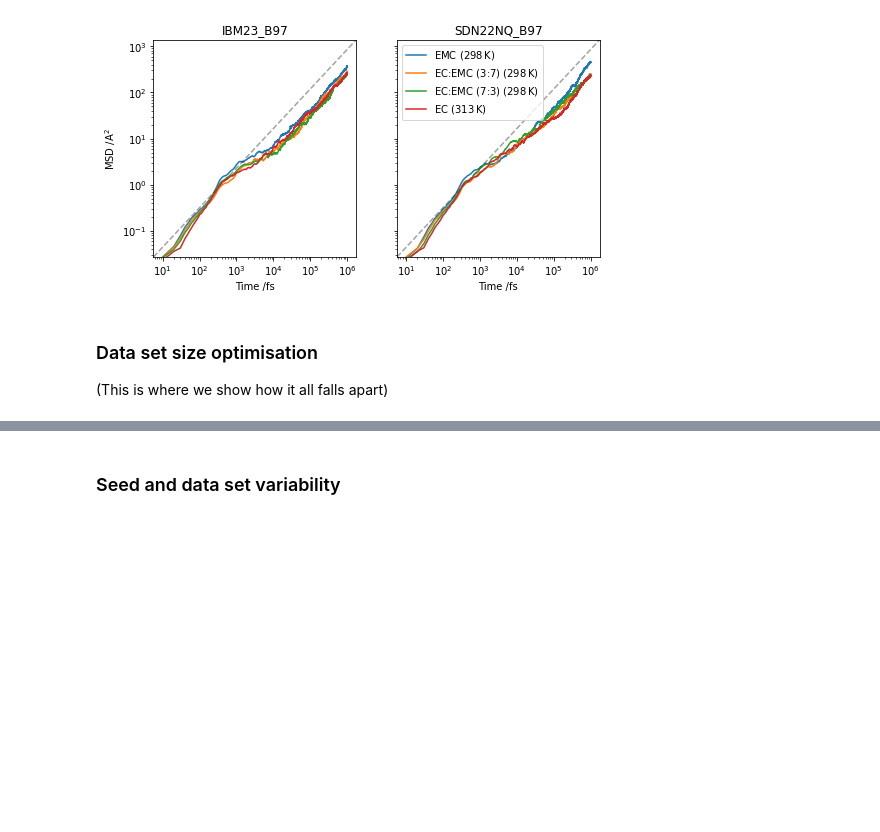
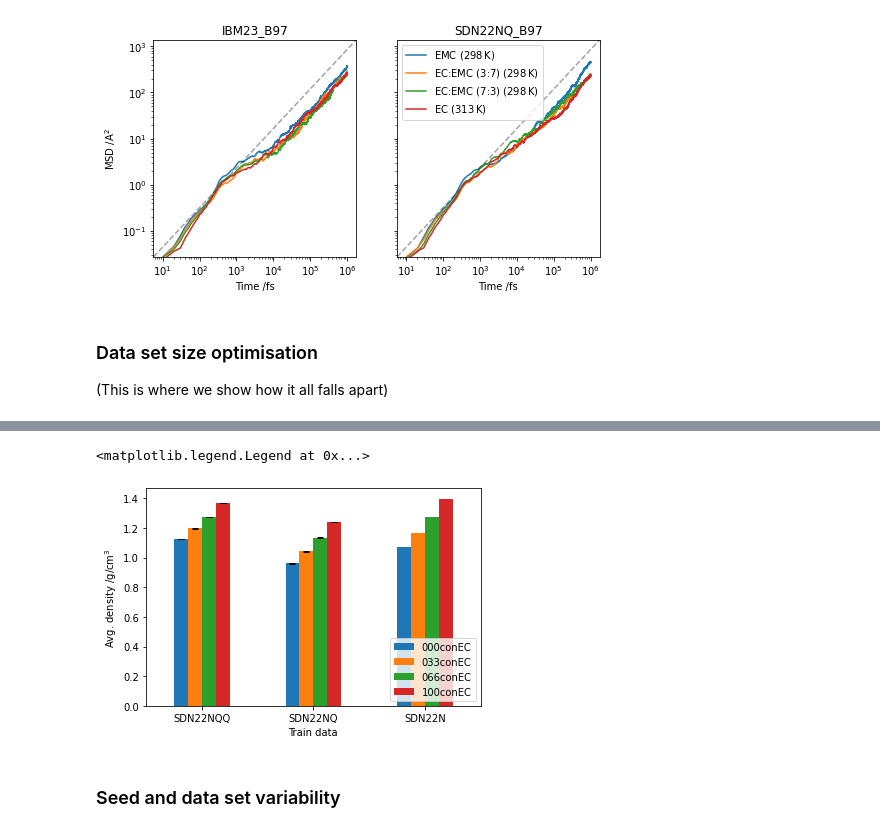
Before and after one commit to imagdau/EC-EMC_diffusion_DFT-MLIP-Data_comparison, a Jupyter notebook: for_paper.ipynb, the cells around one changed output, grey strips where cells are left out. Saved outputs shown, nothing was run; the diff lists cells and outputs as text; code cells hidden in the pictures; blank space fills up the shorter version.

Commit message:
Data set variability added

```diff
--- a/for_paper.ipynb
+++ b/for_paper.ipynb
@@ -261,3 +266,56 @@ df
+# %%
+def get_average_density(dataframe, col, value):
+	# Filter out the 'other' column (we either average sample or seed)
+	col_set = ['Seed', 'Sample']; col_set.remove(col)
+	filtered_dataframe = dataframe[dataframe[col_set[0]] == value]
+
+	# Get statistics
+	df_list = []
+	for comp, comp_df in filtered_dataframe.groupby('Composition'):
+		for train, train_df in comp_df.groupby('Train data'):
+			mean = train_df['Avg. density'].mean()
+			variance = train_df['Avg. density'].var()
+			agg_col = train_df.drop(col, axis=1)
+			agg_col['Avg. density'] = mean
+			agg_col['Var.'] = variance
+			df_list.append(agg_col)
+
+	# Merge data frames and remove duplicate rows
+	merged_df = pd.concat(df_list, ignore_index=True)
+	clean_df = merged_df.drop_duplicates()
+	return clean_df
+
+
+# Collect averages
+sample_avg_df = get_average_density(df, 'Sample', 1)
+
+# Pivot tables for plotting
+## Focus averages
+avg_pivot_df = sample_avg_df.pivot(
+	index='Train data',
+	columns='Composition',
+	values='Avg. density',
+	#values=['Avg. density', 'Var.'],
+).sort_index(axis=0,ascending=False)
+
+## Focus variances for error bars
+var_pivot_df = sample_avg_df.pivot(
+	index='Train data',
+	columns='Composition',
+	values='Var.',
+).sort_index(axis=0,ascending=False)
+
+# Plot data
+avg_pivot_df.plot.bar(
+	ylabel=f'Avg. density /{dunit}',
+	rot=0,
+	yerr=var_pivot_df,
+	capsize=3,
+)
+plt.legend(loc='lower right')
+# %% [output]
+<matplotlib.legend.Legend at 0x...>
+[figure, added]
 # %% [markdown]
 ### Seed and data set variability
 # %% [markdown]
```
Also changed, not shown: parts of 2 cells of this notebook.
